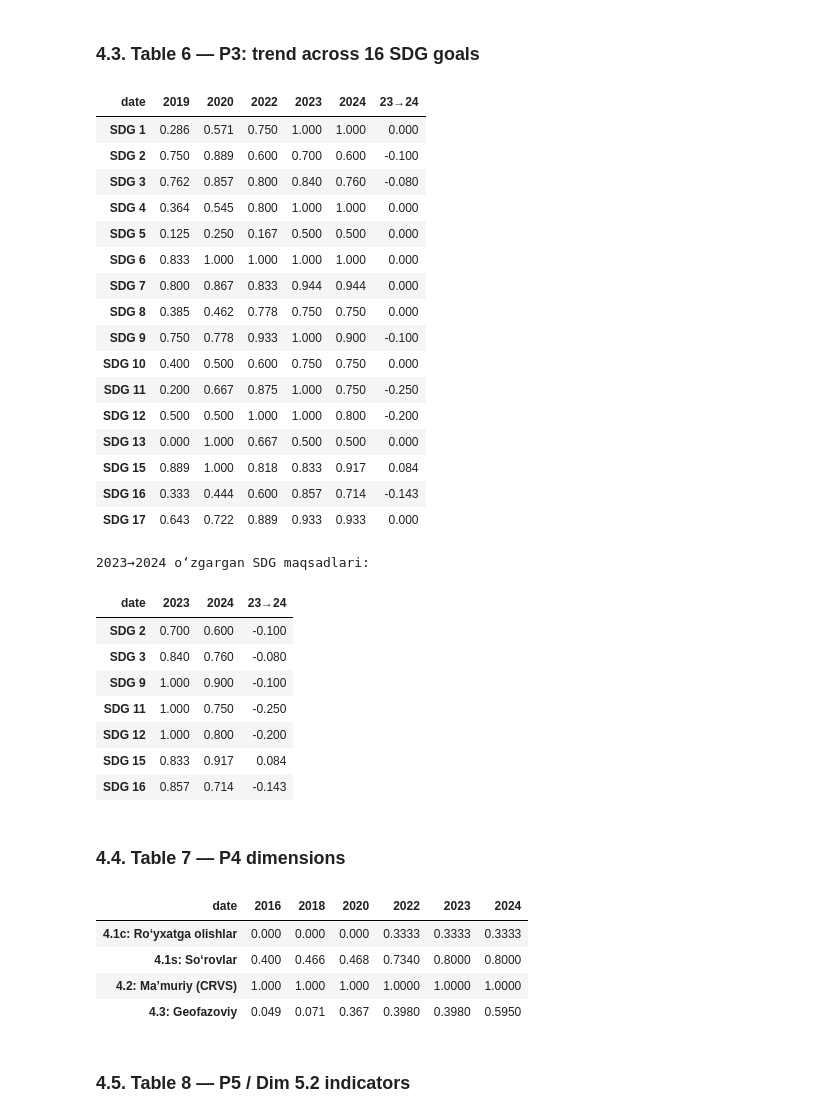
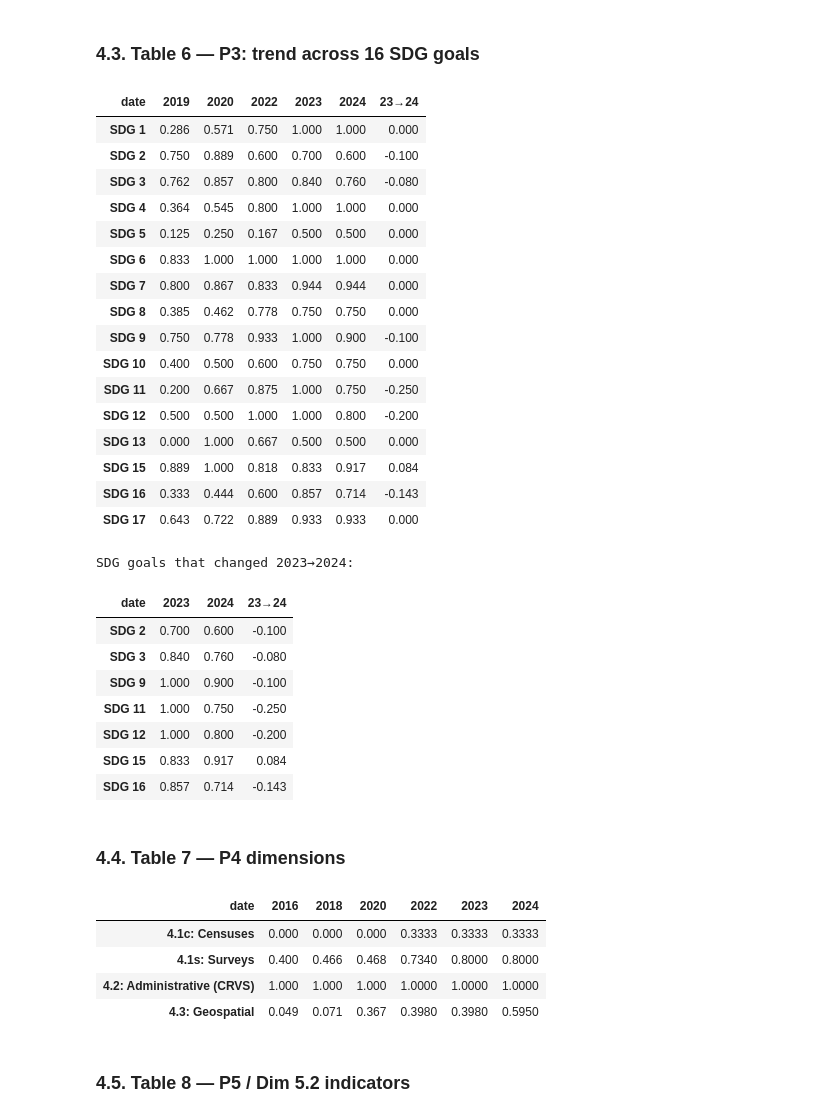
Before and after one commit to sanaqulov27-eng/Uzbekistan-SPI-verification, a Jupyter notebook: UZBEKISTAN SPI v4 0 VERIFICATION.ipynb, the cells around one changed output. Saved outputs shown, nothing was run; the diff lists cells and outputs as text; code cells hidden in the pictures.

```diff
--- a/UZBEKISTAN SPI v4 0 VERIFICATION.ipynb
+++ b/UZBEKISTAN SPI v4 0 VERIFICATION.ipynb
@@ -43,7 +45,7 @@ pd.set_option("display.max_rows", 300)
 pd.set_option("display.width", 240)
 
 # -----------------------------
-# Audit konfiguratsiyasi
+# Audit configuration
 # -----------------------------
 REPO_RAW = "https://raw.githubusercontent.com/worldbank/SPI"
 REPO_PAGE = "https://github.com/worldbank/SPI"
@@ -179,12 +181,12 @@ def fetch_bytes(url, label, attempts=3, timeout=(10, 40)):
             return data
         except Exception as e:
             last_error = e
-            print(f"⚠️ {label}: {attempt}/{attempts} urinish muvaffaqiyatsiz: {e}")
+            print(f"⚠️ {label}: attempt {attempt}/{attempts} failed: {e}")
             if attempt < attempts:
                 time.sleep(1.5 * attempt)
-    raise RuntimeError(f"{label} yuklanmadi: {last_error}")
+    raise RuntimeError(f"{label} failed to download: {last_error}")
 
-print("Audit ishga tayyor.")
+print("Audit ready to run.")
 print("Pinned release:", RELEASE_TAG)
 print("Pinned commit :", REF_SHA)
 print("Run UTC       :", RUN_UTC)
@@ -397,7 +399,7 @@ against the pinned World Bank v4.0 values.
 # %%
 HISTORY_YEARS = [2016, 2018, 2020, 2021, 2022, 2023, 2024]
 history_fields = {
-    "SPI Umumiy ball": "SPI.INDEX",
+    "Overall SPI": "SPI.INDEX",
     "P1: Data Use": "SPI.INDEX.PIL1",
     "P2: Data Services": "SPI.INDEX.PIL2",
     "P3: Data Products": "SPI.INDEX.PIL3",
@@ -416,7 +418,7 @@ history_display = uzb_hist.rename(columns={v:k for k,v in history_fields.items()
 display(history_display.round(4))
 
 REPORT_HISTORY = {
-    "SPI Umumiy ball": {2016:37.7, 2018:50.5, 2020:67.8, 2021:71.1, 2022:75.8, 2023:81.99, 2024:81.49},
+    "Overall SPI": {2016:37.7, 2018:50.5, 2020:67.8, 2021:71.1, 2022:75.8, 2023:81.99, 2024:81.49},
     "P1: Data Use": {2016:60.0, 2018:60.0, 2020:70.0, 2021:70.0, 2022:90.0, 2023:90.0, 2024:90.0},
     "P2: Data Services": {2016:4.1, 2018:39.3, 2020:74.1, 2021:74.1, 2022:76.6, 2023:76.6, 2024:79.1},
     "P3: Data Products": {2016:48.3, 2018:50.0, 2020:69.1, 2021:78.7, 2022:75.7, 2023:85.0, 2024:80.1},
@@ -428,7 +430,7 @@ for metric, vals in REPORT_HISTORY.items():
     source_field = history_fields[metric]
     for year, expected in vals.items():
         actual = uzb_hist.loc[year, source_field]
-        decimals = 2 if (metric == "SPI Umumiy ball" and year in [2023, 2024]) else 1
+        decimals = 2 if (metric == "Overall SPI" and year in [2023, 2024]) else 1
         add_claim("Table 4", metric, year, expected, actual, decimals, source_field)
 # %% [output]
 | date | 2016 | 2018 | 2020 | 2021 | 2022 | 2023 | 2024 |
@@ -443,7 +445,7 @@ for metric, vals in REPORT_HISTORY.items():
 # %%
 P2_DIM_FIELDS = {
     "Dim 2.1: SDDS/e-GDDS": "SPI.DIM2.1.INDEX",
-    "Dim 2.2: Onlayn kirish (ODIN)": "SPI.DIM2.2.INDEX",
+    "Dim 2.2: Online access (ODIN)": "SPI.DIM2.2.INDEX",
     "Dim 2.4: NADA": "SPI.DIM2.4.INDEX",
 }
 P2_YEARS = [2020, 2022, 2024]
@@ -460,7 +462,7 @@ display(p2_table.round(4))
 
 REPORT_P2 = {
     "Dim 2.1: SDDS/e-GDDS": {2020:0.500, 2022:0.500, 2024:0.500},
-    "Dim 2.2: Onlayn kirish (ODIN)": {2020:0.722, 2022:0.799, 2024:0.874},
+    "Dim 2.2: Online access (ODIN)": {2020:0.722, 2022:0.799, 2024:0.874},
     "Dim 2.4: NADA": {2020:1.000, 2022:1.000, 2024:1.000},
 }
 for metric, vals in REPORT_P2.items():
@@ -469,14 +471,14 @@ for metric, vals in REPORT_P2.items():
         actual = spi.loc[(spi["iso3c"]==COUNTRY_ISO)&(spi["date"]==year), field].iloc[0]
         add_claim("Table 5", metric, year, expected, actual, 3, field)
 
-# Hisobotdagi SDDS stsenariysi: faqat matematik sensitivity, rasmiy prognoz emas.
-d22_2024 = p2_table.loc["Dim 2.2: Onlayn kirish (ODIN)", 2024]
+# The report's SDDS scenario: a purely mathematical sensitivity calculation, not an official forecast.
+d22_2024 = p2_table.loc["Dim 2.2: Online access (ODIN)", 2024]
 d24_2024 = p2_table.loc["Dim 2.4: NADA", 2024]
 p2_if_d21_one = (1.0 + d22_2024 + d24_2024) / 3 * 100
 print(f"\nConditional sensitivity: if D2.1=1.0 and all else unchanged, P2 = {p2_if_d21_one:.2f}")
 log_check("4.2 P2", "The 95-96 point SDDS result is only a conditional sensitivity calculation",
-          "WARN", observed=round(p2_if_d21_one,2), expected="rasmiy prognoz emas",
-          detail="World Bank GitHub kelajakdagi ballni kafolatlamaydi.")
+          "WARN", observed=round(p2_if_d21_one,2), expected="not an official forecast",
+          detail="World Bank GitHub does not guarantee a future score.")
 # %% [output]
 | date | 2020 | 2022 | 2024 |
 | Dim 2.1: SDDS/e-GDDS | 0.500 | 0.500 | 0.500 |
@@ -566,7 +568,7 @@ display(p3_changed.round(4))
 | SDG 15 | 0.889 | 1.000 | 0.818 | 0.833 | 0.917 | 0.084 |
 | SDG 16 | 0.333 | 0.444 | 0.600 | 0.857 | 0.714 | -0.143 |
 | SDG 17 | 0.643 | 0.722 | 0.889 | 0.933 | 0.933 | 0.000 |
-2023→2024 o‘zgargan SDG maqsadlari:
+SDG goals that changed 2023→2024:
 | date | 2023 | 2024 | 23→24 |
 | SDG 2 | 0.700 | 0.600 | -0.100 |
 | SDG 3 | 0.840 | 0.760 | -0.080 |
@@ -580,39 +582,39 @@ display(p3_changed.round(4))
 # %%
 P4_FIELDS = {
     "4.1c: Censuses": "SPI.DIM4.1.CEN.INDEX",
     "4.1s: Surveys": "SPI.DIM4.1.SVY.INDEX",
     "4.2: Administrative (CRVS)": "SPI.DIM4.2.INDEX",
-    "4.3: Geofazoviy": "SPI.DIM4.3.INDEX",
+    "4.3: Geospatial": "SPI.DIM4.3.INDEX",
 }
 P4_YEARS = [2016, 2018, 2020, 2022, 2023, 2024]
 
 p4_table = (
     spi.loc[(spi["iso3c"] == COUNTRY_ISO) & (spi["date"].isin(P4_YEARS)),
             ["date"] + list(P4_FIELDS.values())]
     .sort_values("date")
     .set_index("date")
     .rename(columns={v:k for k,v in P4_FIELDS.items()})
     .T
 )
 display(p4_table.round(4))
 
 REPORT_P4 = {
     "4.1c: Censuses": {2016:0.000, 2018:0.000, 2020:0.000, 2022:0.333, 2023:0.333, 2024:0.333},
     "4.1s: Surveys": {2016:0.400, 2018:0.466, 2020:0.468, 2022:0.734, 2023:0.800, 2024:0.800},
     "4.2: Administrative (CRVS)": {2016:1.000, 2018:1.000, 2020:1.000, 2022:1.000, 2023:1.000, 2024:1.000},
-    "4.3: Geofazoviy": {2016:0.049, 2018:0.071, 2020:0.367, 2022:0.398, 2023:0.398, 2024:0.595},
+    "4.3: Geospatial": {2016:0.049, 2018:0.071, 2020:0.367, 2022:0.398, 2023:0.398, 2024:0.595},
 }
 for metric, vals in REPORT_P4.items():
     field = P4_FIELDS[metric]
     for year, expected in vals.items():
         actual = spi.loc[(spi["iso3c"]==COUNTRY_ISO)&(spi["date"]==year), field].iloc[0]
         add_claim("Table 7", metric, year, expected, actual, 3, field)
 # %% [output]
 | date | 2016 | 2018 | 2020 | 2022 | 2023 | 2024 |
-| 4.1c: Ro‘yxatga olishlar | 0.000 | 0.000 | 0.000 | 0.3333 | 0.3333 | 0.3333 |
-| 4.1s: So‘rovlar | 0.400 | 0.466 | 0.468 | 0.7340 | 0.8000 | 0.8000 |
-| 4.2: Ma’muriy (CRVS) | 1.000 | 1.000 | 1.000 | 1.0000 | 1.0000 | 1.0000 |
-| 4.3: Geofazoviy | 0.049 | 0.071 | 0.367 | 0.3980 | 0.3980 | 0.5950 |
+| 4.1c: Censuses | 0.000 | 0.000 | 0.000 | 0.3333 | 0.3333 | 0.3333 |
+| 4.1s: Surveys | 0.400 | 0.466 | 0.468 | 0.7340 | 0.8000 | 0.8000 |
+| 4.2: Administrative (CRVS) | 1.000 | 1.000 | 1.000 | 1.0000 | 1.0000 | 1.0000 |
+| 4.3: Geospatial | 0.049 | 0.071 | 0.367 | 0.3980 | 0.3980 | 0.5950 |
 # %% [markdown]
 ### 4.5. Table 8 — P5 / Dim 5.2 indicators
 # %%
```
Also changed, not shown: parts of 20 cells of this notebook.
